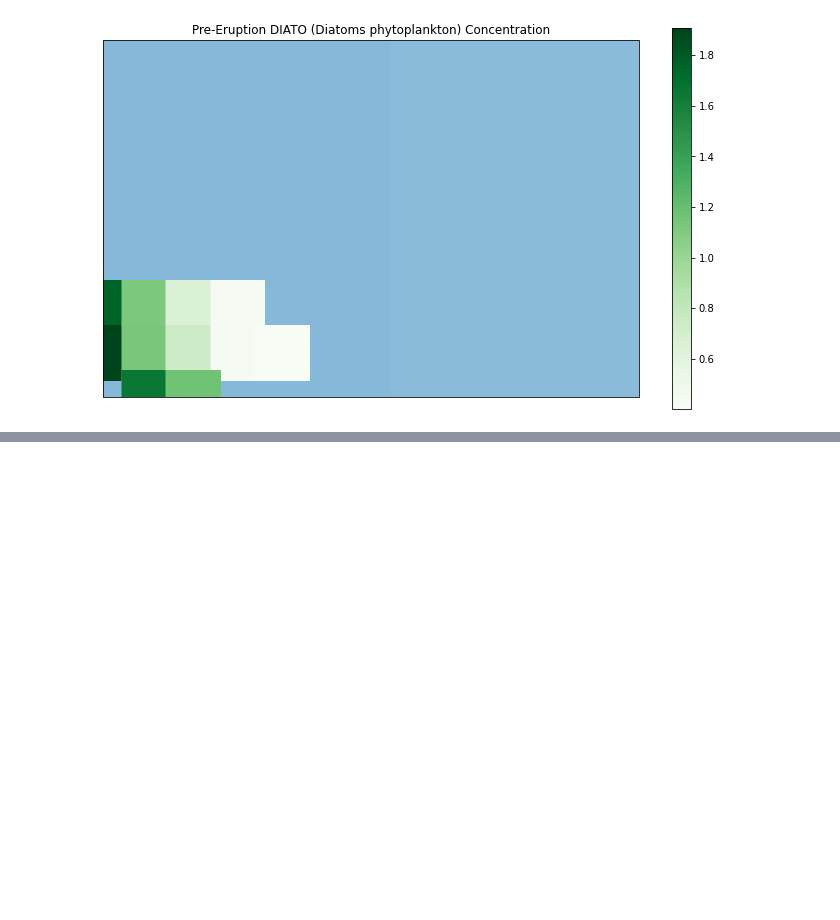
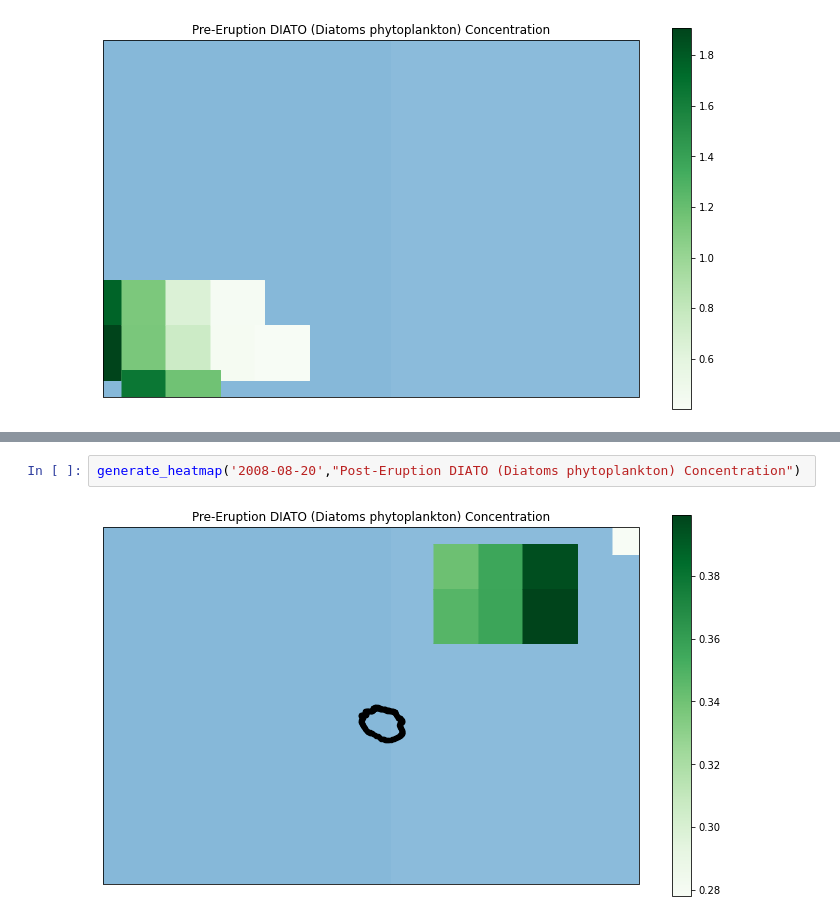
Before and after one commit to ayushanand18/kasatochi-island, a Jupyter notebook: notebooks/findings/diato.ipynb, the cells around one changed output, grey strips where cells are left out. Drawn from its saved outputs; the diff is of its cells as text; blank space fills up the shorter version.

```diff
--- a/notebooks/findings/diato.ipynb
+++ b/notebooks/findings/diato.ipynb
@@ -190,0 +430,4 @@ ax.set_xlim(df['lon'].min(), df['lon'].max())
+# %%
+generate_heatmap('2008-08-20',"Post-Eruption DIATO (Diatoms phytoplankton) Concentration")
+# %% [output]
+[figure, added]
```
Also changed, not shown: parts of 14 cells of this notebook.
